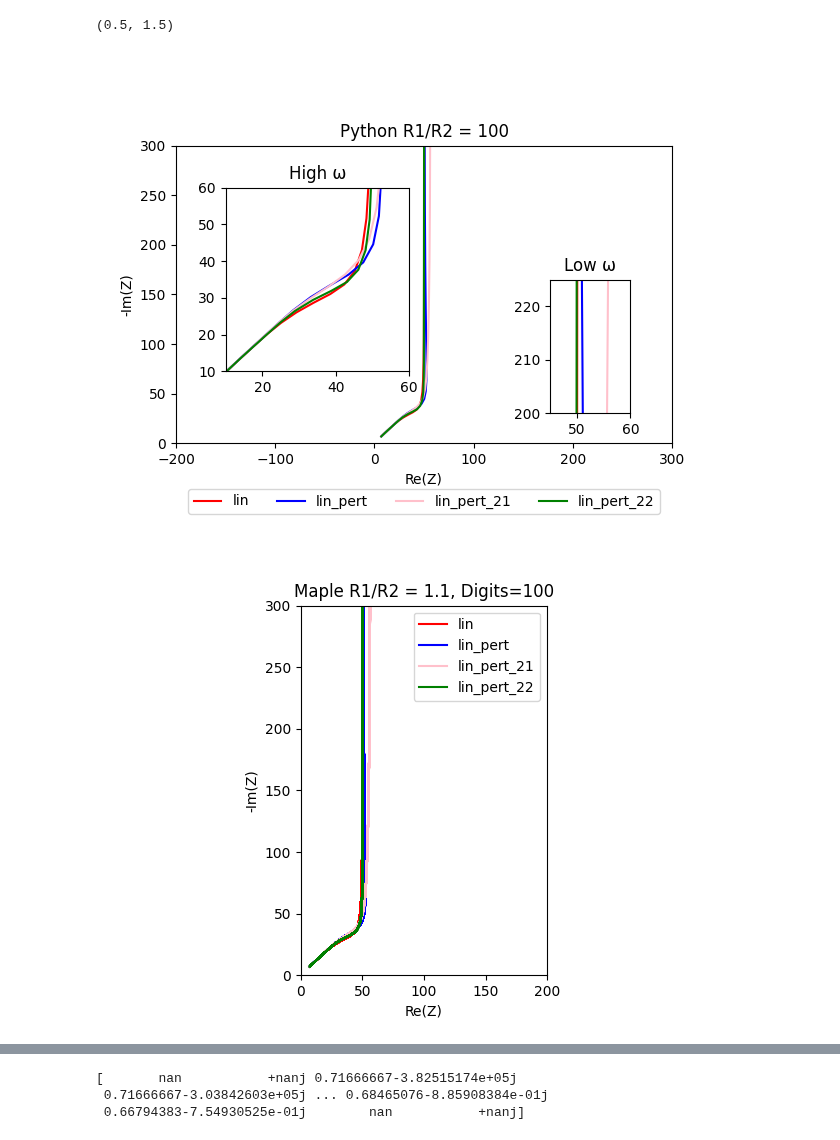
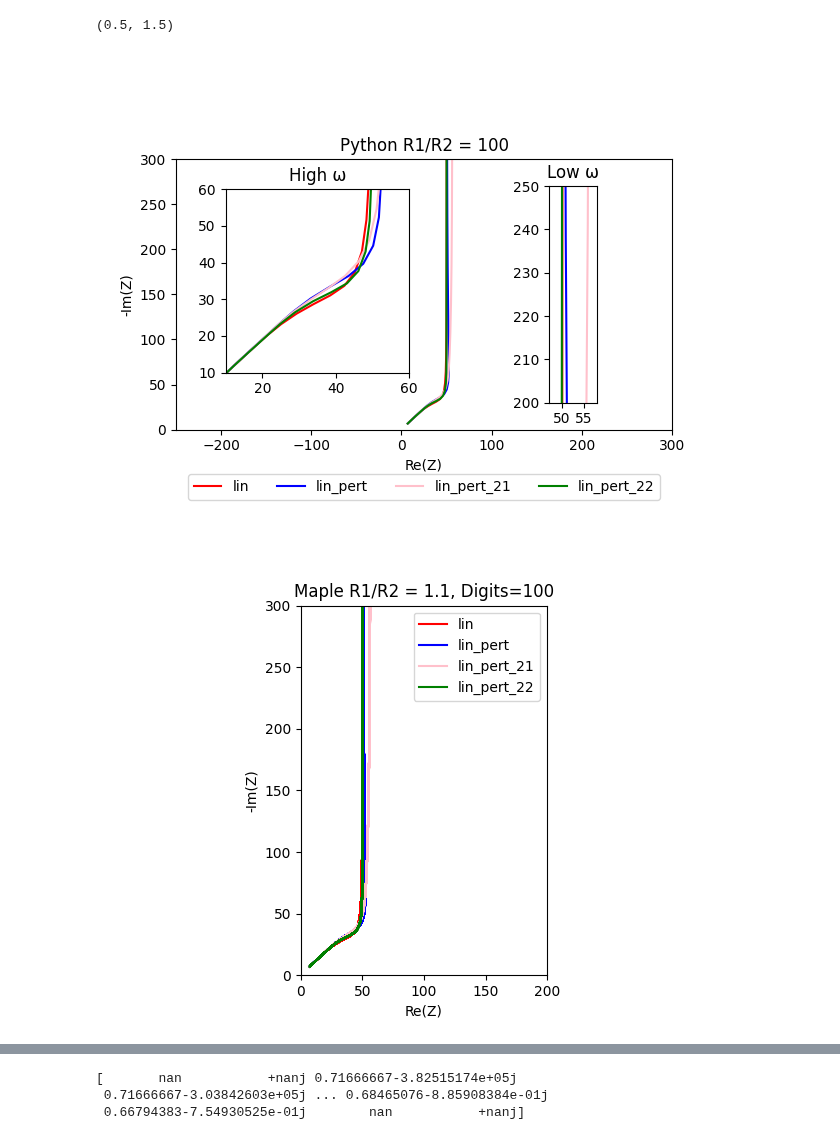
Before and after one commit to Yugal0/fitting-eis-inhomo-electrode, a Jupyter notebook: Linear mix.ipynb, the cells around one changed output, grey strips where cells are left out. Cells and saved outputs as stored; diff of their text form; code cells hidden in the pictures.

```diff
--- a/Linear mix.ipynb
+++ b/Linear mix.ipynb
@@ -216,11 +216,11 @@ ax.plot(np.real(tlmlin_zert_pred/factor),-np.imag(tlmlin_zert_pred/factor),"b",l
 #ax.plot(np.real(tlmlin_mix_pred)/factor,-np.imag(tlmlin_mix_pred)/factor,"y",label="lin_mix")
 ax.plot(np.real(tlmlin_zert_21_pred)/factor,-np.imag(tlmlin_zert_21_pred)/factor,"pink",label="lin_pert_21")
 ax.plot(np.real(tlmlin_zert_22_pred)/factor,-np.imag(tlmlin_zert_22_pred)/factor,"g",label="lin_pert_22")
-ax.legend(loc="upper center",ncol=4,bbox_to_anchor=[0.5,-0.13])
+ax.legend(loc="upper center",ncol=4,bbox_to_anchor=[0.5,-0.14])
 ax.set_xlabel("Re(Z)")
 ax.set_ylabel("-Im(Z)")
 ax.set_aspect("equal")
-ax.set_xlim(-200,300)
+ax.set_xlim(-250,300)
 ax.set_ylim(0,300)
 
 ax11=ax.inset_axes(bounds=[0.1,0.2,0.37,0.7])
@@ -236,11 +236,11 @@ ax11.plot(np.real(tlmlin_zert_pred/factor),-np.imag(tlmlin_zert_pred/factor),"b"
 ax11.plot(np.real(tlmlin_zert_21_pred)/factor,-np.imag(tlmlin_zert_21_pred)/factor,"pink",label="lin_pert_21")
 ax11.plot(np.real(tlmlin_zert_22_pred)/factor,-np.imag(tlmlin_zert_22_pred)/factor,"g",label="lin_pert_22")
 
-ax12=ax.inset_axes(bounds=[0.65,0.1,0.37,0.45])
+ax12=ax.inset_axes(bounds=[0.5,0.1,0.6,0.8])
 ax12.set_title("Low ω")
 #ax.indicate_inset_zoom(ax12)
-ax12.set_xlim(45,60)
-ax12.set_ylim(200,225)
+ax12.set_xlim(47,58)
+ax12.set_ylim(200,250)
 ax12.set_aspect("equal")
 ax12.plot(np.real(tlmlin_pred/factor),-np.imag(tlmlin_pred/factor),"r",label="lin")
 ax12.plot(np.real(tlmlin_zert_pred/factor),-np.imag(tlmlin_zert_pred/factor),"b",label="lin_pert")
@@ -264,34 +264,34 @@ ax4.set_aspect("equal")
 ax4.set_xlim(0,200)
 ax4.set_ylim(0,300)
 
 # ax6= plt.figure().add_subplot()
 # ax6.set_title("maple_100_100_rerun")
 # ax6.plot(np.real(z_lin_maple_100_100),-np.imag(z_lin_maple_100_100),"r",label="lin")
 # ax6.plot(np.real(z_lin_pert_maple_100_100),-np.imag(z_lin_pert_maple_100_100),"b",label="lin_pert")
 # ax6.plot(np.real(z_lin_pert_21_maple_100_100),-np.imag(z_lin_pert_21_maple_100_100),"pink",label="lin_pert_21")
 # #ax6.plot(np.real(z_lin_pert_22_maple_100_100),-np.imag(z_lin_pert_22_maple_100_100),"g",label="lin_pert_22")
 # ax6.legend()
 # ax6.set_xlabel("Re(Z)")
 # ax6.set_ylabel("-Im(Z)")
 # ax6.set_aspect("equal")
 # ax6.set_xlim(-4,200)
 # ax6.set_ylim(-1,600)
 
 ax5= plt.figure().add_subplot()
 ax4.set_title("Maple R1/R2 = 1.1, Digits=100")
 ax5.plot(np.real(z_lin_maple_100_1_point_1),-np.imag(z_lin_maple_100_1_point_1),"r",label="lin")
 ax5.plot(np.real(z_lin_pert_maple_100_1_point_1),-np.imag(z_lin_pert_maple_100_1_point_1),"b",label="lin_pert")
 ax5.plot(np.real(z_lin_pert_21_maple_100_1_point_1),-np.imag(z_lin_pert_21_maple_100_1_point_1),"pink",label="lin_pert_21")
 ax5.plot(np.real(z_lin_pert_22_maple_100_1_point_1),-np.imag(z_lin_pert_22_maple_100_1_point_1),"g",label="lin_pert_22")
 ax5.legend()
 ax5.set_xlabel("Re(Z)")
 ax5.set_ylabel("-Im(Z)")
 ax5.set_aspect("equal")
 ax5.set_xlim(0.5,0.8)
 ax5.set_ylim(0.5,1.5)
 # %% [output]
 (0.5, 1.5)
-[figure, old version]
+[figure, new version]
 [figure]
 [figure]
 # %%
```
